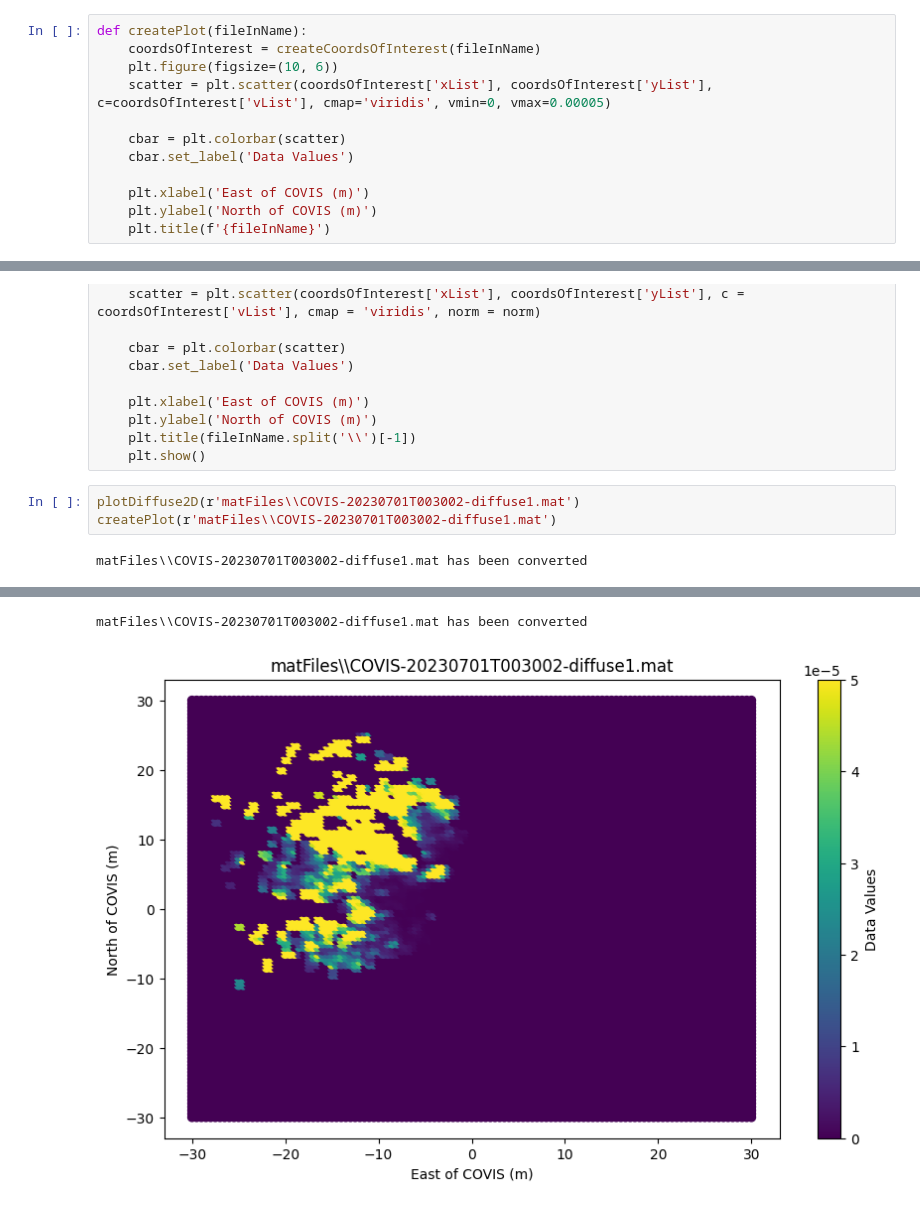
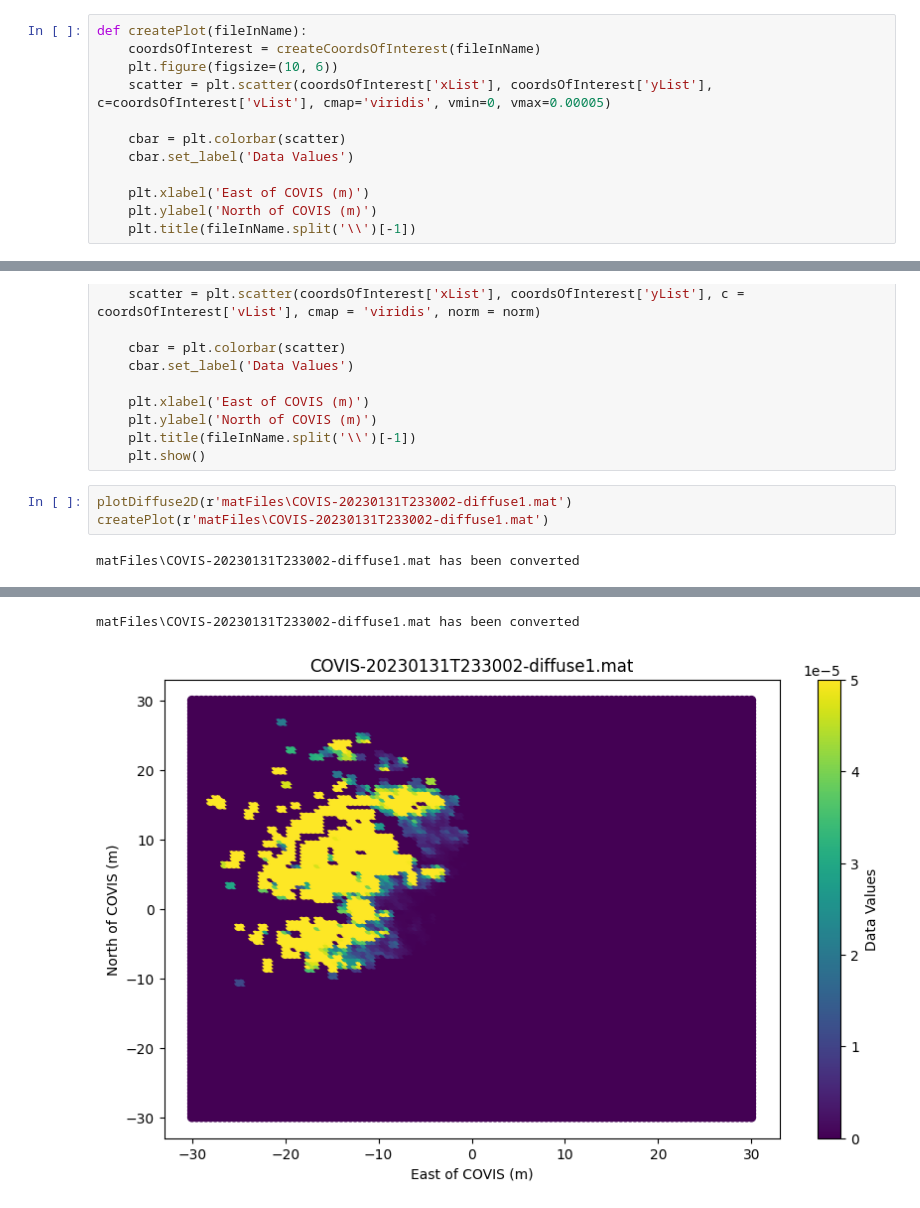
Before and after one commit to dzhao0488/covisDataVisualizer, a Jupyter notebook: dataReaderVisualizerNotebook.ipynb, the cells around one changed output, grey strips where cells are left out. Saved outputs shown, nothing was run; the diff lists cells and outputs as text.

```diff
--- a/dataReaderVisualizerNotebook.ipynb
+++ b/dataReaderVisualizerNotebook.ipynb
@@ -60,7 +60,7 @@ def createPlot(fileInName):
 
     plt.xlabel('East of COVIS (m)')
     plt.ylabel('North of COVIS (m)')
-    plt.title(f'{fileInName}')
+    plt.title(fileInName.split('\\')[-1])
 # %%
 def plotDiffuse2D(fileInName):
     coordsOfInterest = createCoordsOfInterest(fileInName)
@@ -78,7 +78,7 @@ def plotDiffuse2D(fileInName):
     plt.title(fileInName.split('\\')[-1])
     plt.show()
 # %%
-plotDiffuse2D(r'matFiles\\COVIS-20230701T003002-diffuse1.mat')
-createPlot(r'matFiles\\COVIS-20230701T003002-diffuse1.mat')
+plotDiffuse2D(r'matFiles\COVIS-20230131T233002-diffuse1.mat')
+createPlot(r'matFiles\COVIS-20230131T233002-diffuse1.mat')
 # %% [output]
-matFiles\\COVIS-20230701T003002-diffuse1.mat has been converted
+matFiles\COVIS-20230131T233002-diffuse1.mat has been converted
@@ -86,2 +86,2 @@ matFiles\\COVIS-20230701T003002-diffuse1.mat has been converted
-matFiles\\COVIS-20230701T003002-diffuse1.mat has been converted
+matFiles\COVIS-20230131T233002-diffuse1.mat has been converted
-[figure, old version]
+[figure, new version]
```
Also changed, not shown: parts of 1 cell of this notebook, 1 other file.
